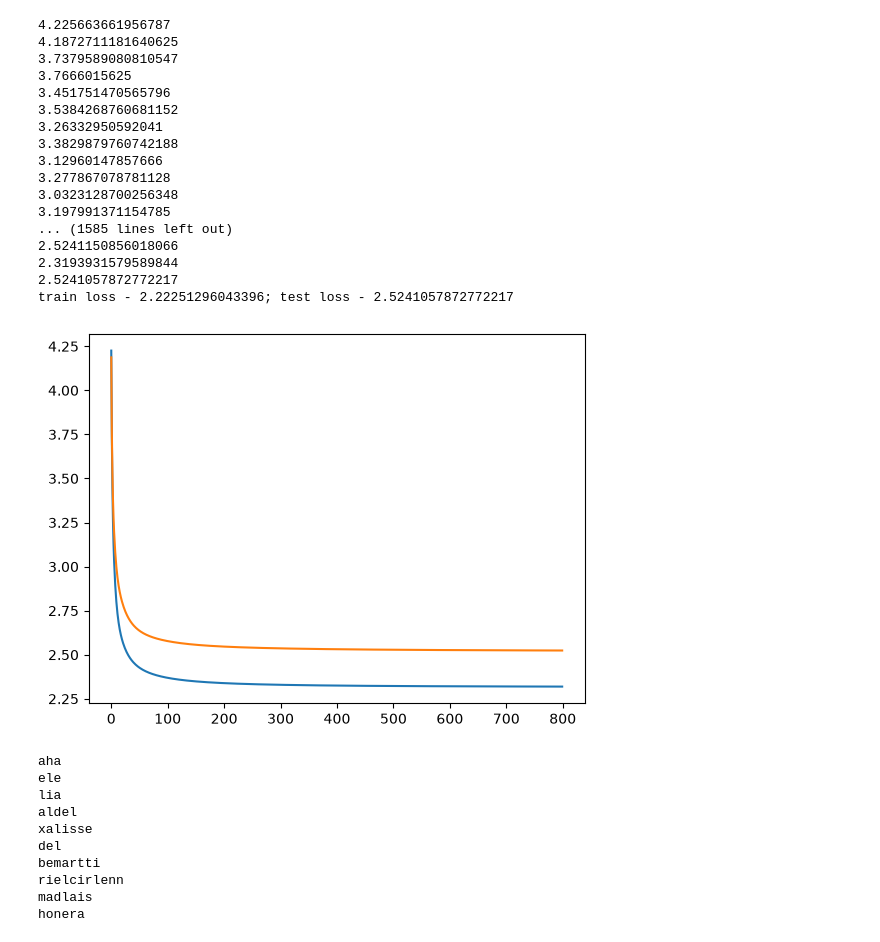
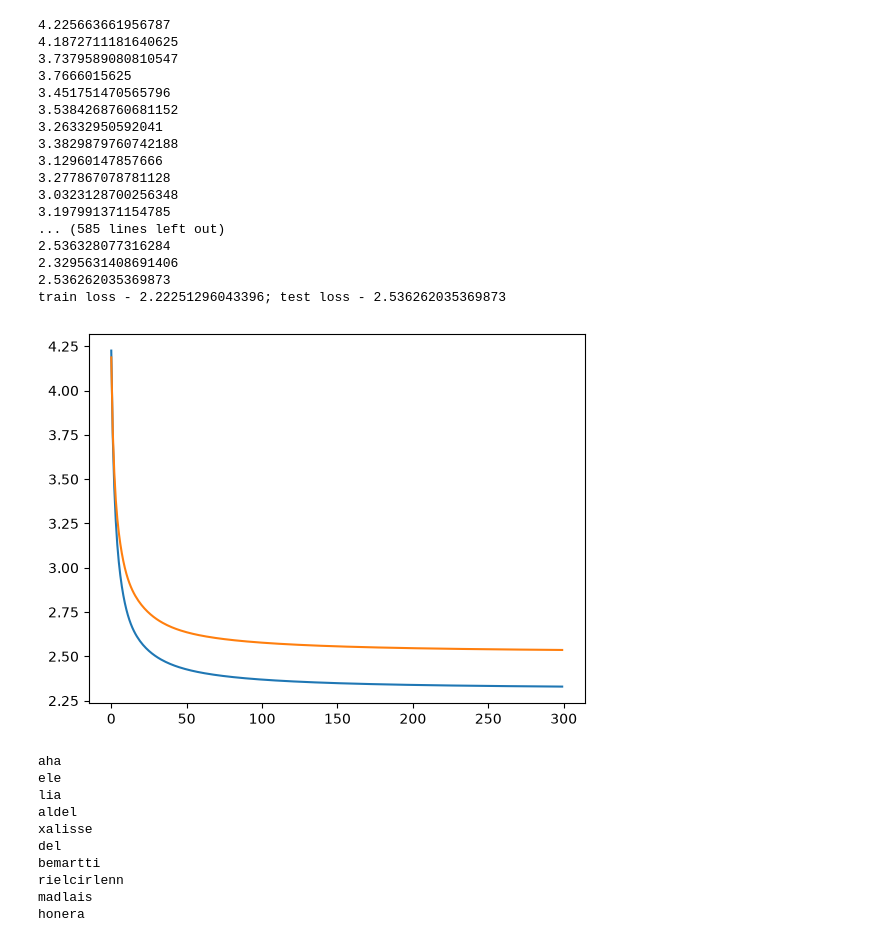
Before and after one commit to makosst/ml_learn, a Jupyter notebook: makemore/exercises/1trigram.ipynb, the cells around one changed output. Saved outputs shown, nothing was run; the diff lists cells and outputs as text; code cells hidden in the pictures.

```diff
--- a/makemore/exercises/1trigram.ipynb
+++ b/makemore/exercises/1trigram.ipynb
@@ -59,7 +59,7 @@ num_test = xs1_test.nelement()
 loss_train = []
 loss_test = []
 
-for k in range(800):
+for k in range(300):
     #train forward
     logits_train = xenc_train @ W
     counts_train = logits_train.exp()
@@ -72,39 +72,39 @@ for k in range(800):
     #test forward
     logits_test = xenc_test @ W
     counts_test = logits_test.exp()
     probs_test = counts_test / counts_test.sum(1,keepdims=True)
     l_test = -probs_test[torch.arange(num_test), ys_test].log().mean() + 0.01*(W**2).mean()
     print(l_test.item())
     loss_test.append(l_test.item())
 
     #backward
     W.grad = None
     l_train.backward()
 
     #update
     W.data += -25 * W.grad
 plt.plot(loss_train)
 plt.plot(loss_test)
 print(f'train loss - {l}; test loss - {l_test}')
 # %% [output]
 4.225663661956787
 4.1872711181640625
 3.7379589080810547
 3.7666015625
 3.451751470565796
 3.5384268760681152
 3.26332950592041
 3.3829879760742188
 3.12960147857666
 3.277867078781128
 3.0323128700256348
 3.197991371154785
-... (1585 lines left out)
-2.5241150856018066
-2.3193931579589844
-2.5241057872772217
-train loss - 2.22251296043396; test loss - 2.5241057872772217
+... (585 lines left out)
+2.536328077316284
+2.3295631408691406
+2.536262035369873
+train loss - 2.22251296043396; test loss - 2.536262035369873
-[figure, old version]
+[figure, new version]
 # %%
 g = torch.Generator().manual_seed(1)
 for k in range(10):
```
Also changed, not shown: 1 other file.
